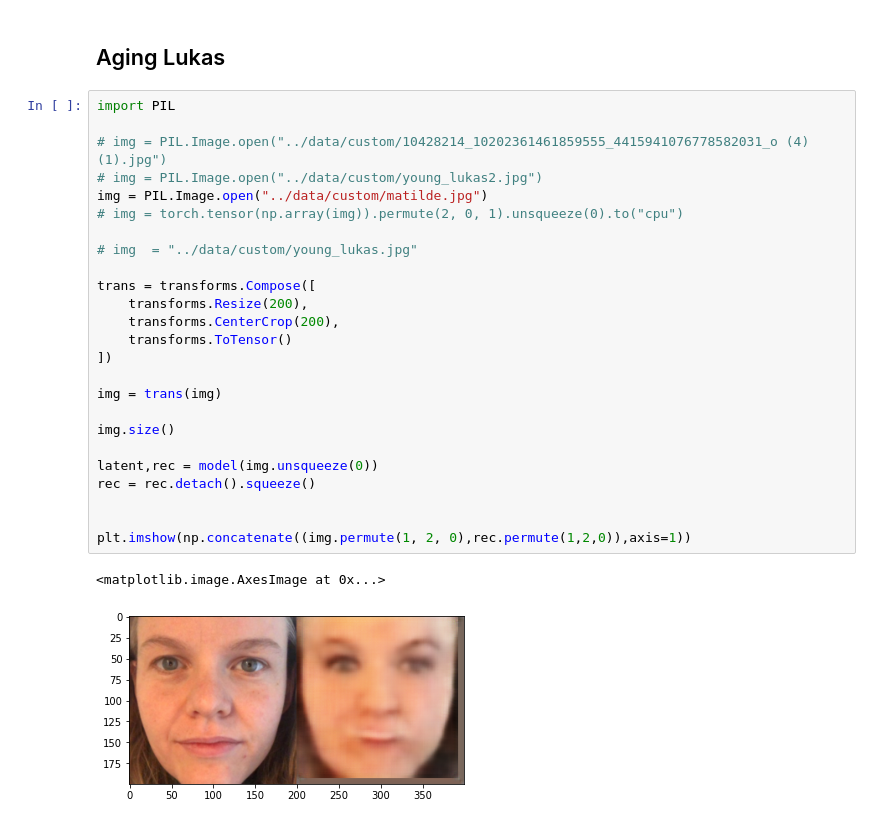
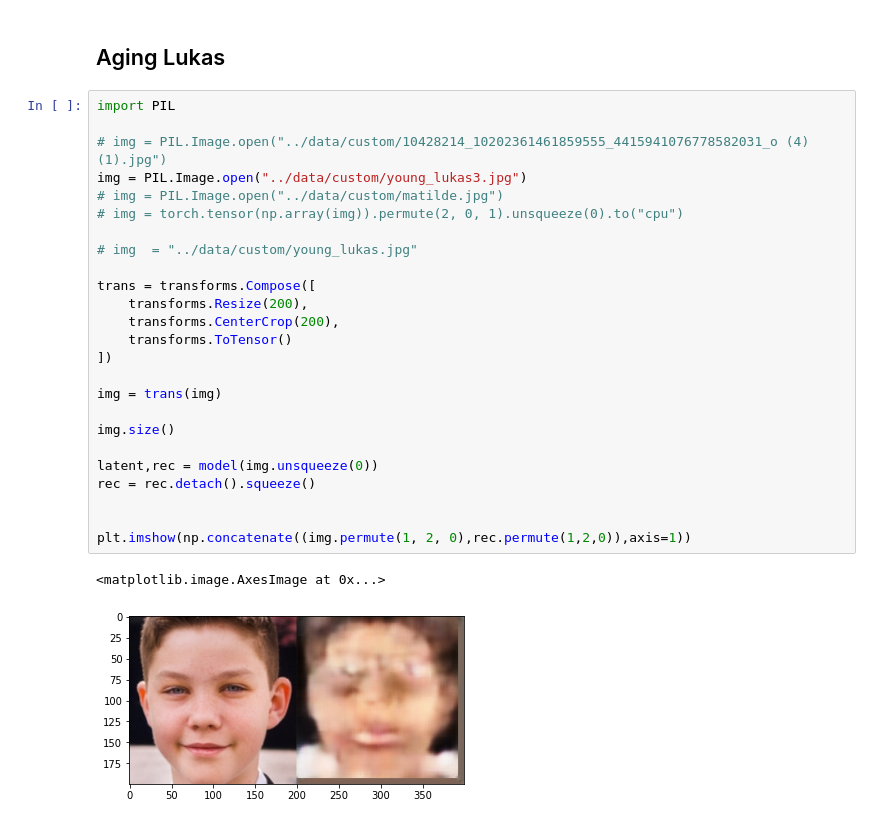
Before and after one commit to s183920/02582_Computational_Data_Analysis_Case2, a Jupyter notebook: autoencoder/cluster_interpolation.ipynb, the cells around one changed output. Drawn from its saved outputs; the diff is of its cells as text.

```diff
--- a/autoencoder/cluster_interpolation.ipynb
+++ b/autoencoder/cluster_interpolation.ipynb
@@ -146,28 +146,28 @@ Text(0.5, 1.0, 'Interpolation between two cluster centers')
 # %%
 import PIL
 
 # img = PIL.Image.open("../data/custom/10428214_10202361461859555_4415941076778582031_o (4) (1).jpg")
-# img = PIL.Image.open("../data/custom/young_lukas2.jpg")
-img = PIL.Image.open("../data/custom/matilde.jpg")
+img = PIL.Image.open("../data/custom/young_lukas3.jpg")
+# img = PIL.Image.open("../data/custom/matilde.jpg")
 # img = torch.tensor(np.array(img)).permute(2, 0, 1).unsqueeze(0).to("cpu")
 
 # img  = "../data/custom/young_lukas.jpg"
 
 trans = transforms.Compose([
     transforms.Resize(200),
     transforms.CenterCrop(200),
     transforms.ToTensor()
 ])
 
 img = trans(img)
 
 img.size()
 
 latent,rec = model(img.unsqueeze(0))
 rec = rec.detach().squeeze()
 
 
 plt.imshow(np.concatenate((img.permute(1, 2, 0),rec.permute(1,2,0)),axis=1))
 # %% [output]
 <matplotlib.image.AxesImage at 0x...>
-[figure, old version]
+[figure, new version]
```
Also changed, not shown: 10 other files.
